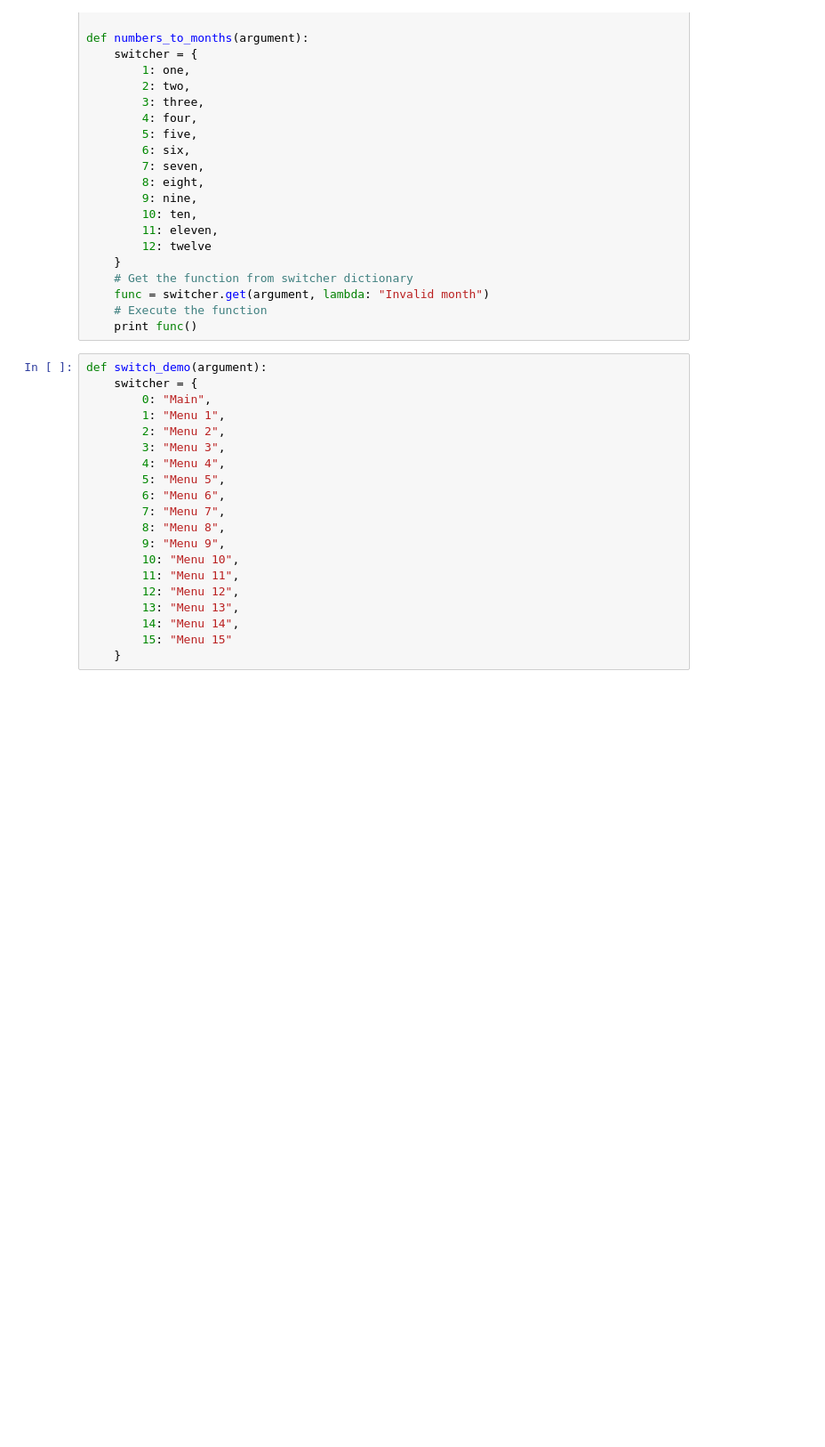
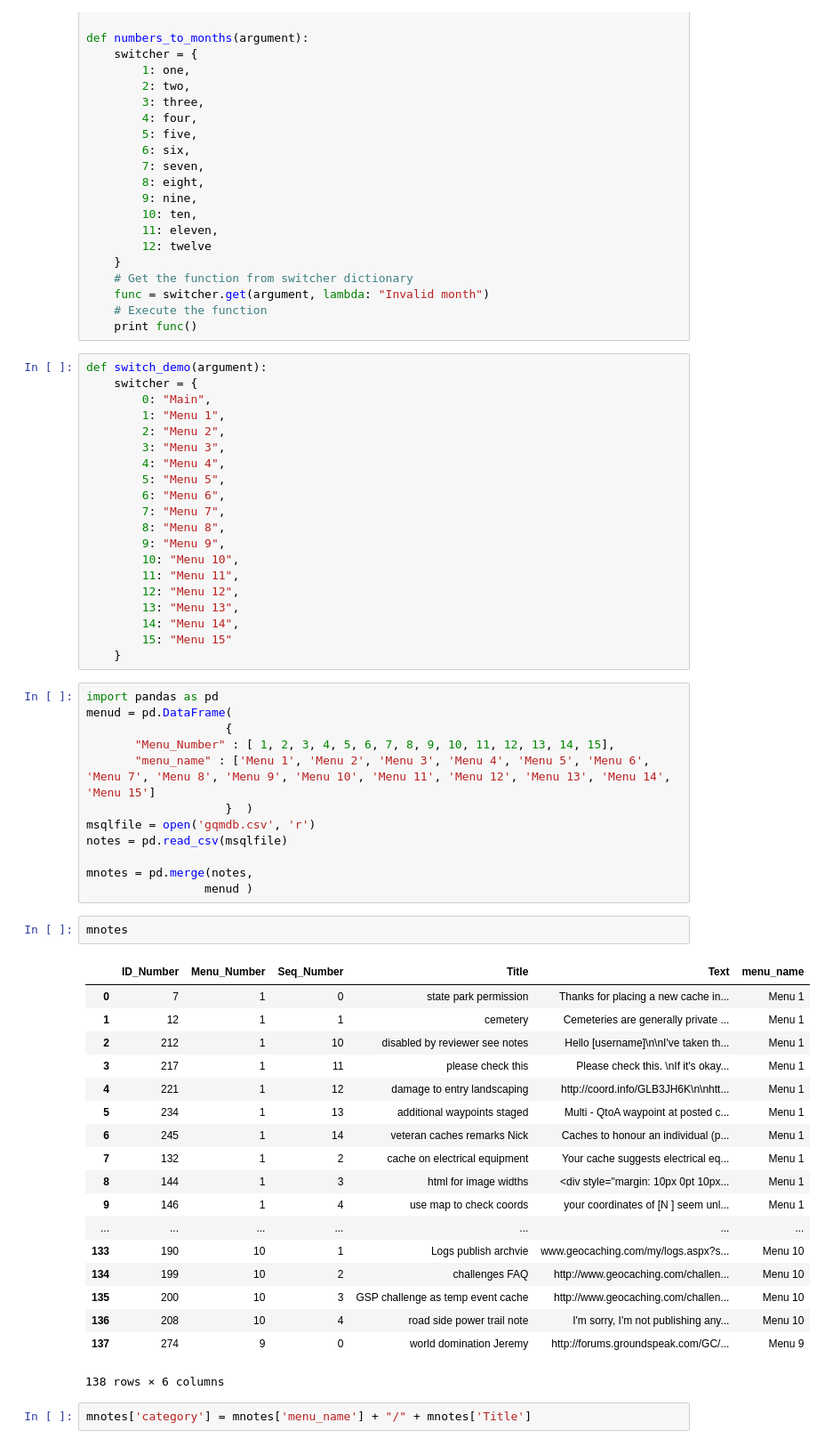
Before and after one commit to lbase/notbooks, a Jupyter notebook: csvlocal.ipynb, the cells around one changed output. Shown at 89% size. Saved outputs shown, nothing was run; the diff lists cells and outputs as text; blank space fills up the shorter version.

```diff
--- a/csvlocal.ipynb
+++ b/csvlocal.ipynb
@@ -257,3 +270,38 @@ def switch_demo(argument):
         14: "Menu 14",
         15: "Menu 15"
     }
+# %%
+import pandas as pd
+menud = pd.DataFrame(
+                    {
+       "Menu_Number" : [ 1, 2, 3, 4, 5, 6, 7, 8, 9, 10, 11, 12, 13, 14, 15],
+       "menu_name" : ['Menu 1', 'Menu 2', 'Menu 3', 'Menu 4', 'Menu 5', 'Menu 6', 'Menu 7', 'Menu 8', 'Menu 9', 'Menu 10', 'Menu 11', 'Menu 12', 'Menu 13', 'Menu 14', 'Menu 15']
+                    }  )
+msqlfile = open('gqmdb.csv', 'r')
+notes = pd.read_csv(msqlfile)
+
+mnotes = pd.merge(notes,
+                 menud )
+# %%
+mnotes
+# %% [output]
+|  | ID_Number | Menu_Number | Seq_Number | Title | Text | menu_name |
+| 0 | 7 | 1 | 0 | state park permission | Thanks for placing a new cache in... | Menu 1 |
+| 1 | 12 | 1 | 1 | cemetery | Cemeteries are generally private ... | Menu 1 |
+| 2 | 212 | 1 | 10 | disabled by reviewer see notes | Hello [username]\n\nI've taken th... | Menu 1 |
+| 3 | 217 | 1 | 11 | please check this | Please check this. \nIf it's okay... | Menu 1 |
+| 4 | 221 | 1 | 12 | damage to entry landscaping | http://coord.info/GLB3JH6K\n\nhtt... | Menu 1 |
+| 5 | 234 | 1 | 13 | additional waypoints staged | Multi - QtoA waypoint at posted c... | Menu 1 |
+| 6 | 245 | 1 | 14 | veteran caches remarks Nick | Caches to honour an individual (p... | Menu 1 |
+| 7 | 132 | 1 | 2 | cache on electrical equipment | Your cache suggests electrical eq... | Menu 1 |
+| 8 | 144 | 1 | 3 | html for image widths | <div style="margin: 10px 0pt 10px... | Menu 1 |
+| 9 | 146 | 1 | 4 | use map to check coords | your coordinates of [N ] seem unl... | Menu 1 |
+| ... | ... | ... | ... | ... | ... | ... |
+| 133 | 190 | 10 | 1 | Logs publish archvie | www.geocaching.com/my/logs.aspx?s... | Menu 10 |
+| 134 | 199 | 10 | 2 | challenges FAQ | http://www.geocaching.com/challen... | Menu 10 |
+| 135 | 200 | 10 | 3 | GSP challenge as temp event cache | http://www.geocaching.com/challen... | Menu 10 |
+| 136 | 208 | 10 | 4 | road side power trail note | I'm sorry, I'm not publishing any... | Menu 10 |
+| 137 | 274 | 9 | 0 | world domination Jeremy | http://forums.groundspeak.com/GC/... | Menu 9 |
+138 rows × 6 columns
+# %%
+mnotes['category'] = mnotes['menu_name'] + "/" + mnotes['Title']
```
Also changed, not shown: parts of 4 cells of this notebook, 1 other file.
